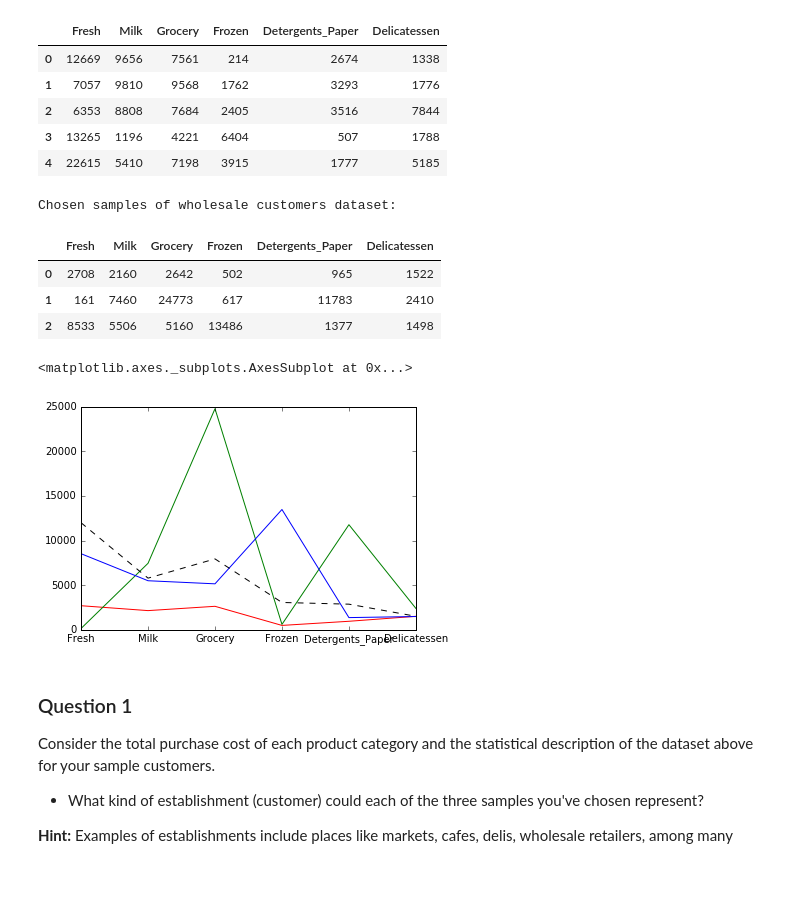
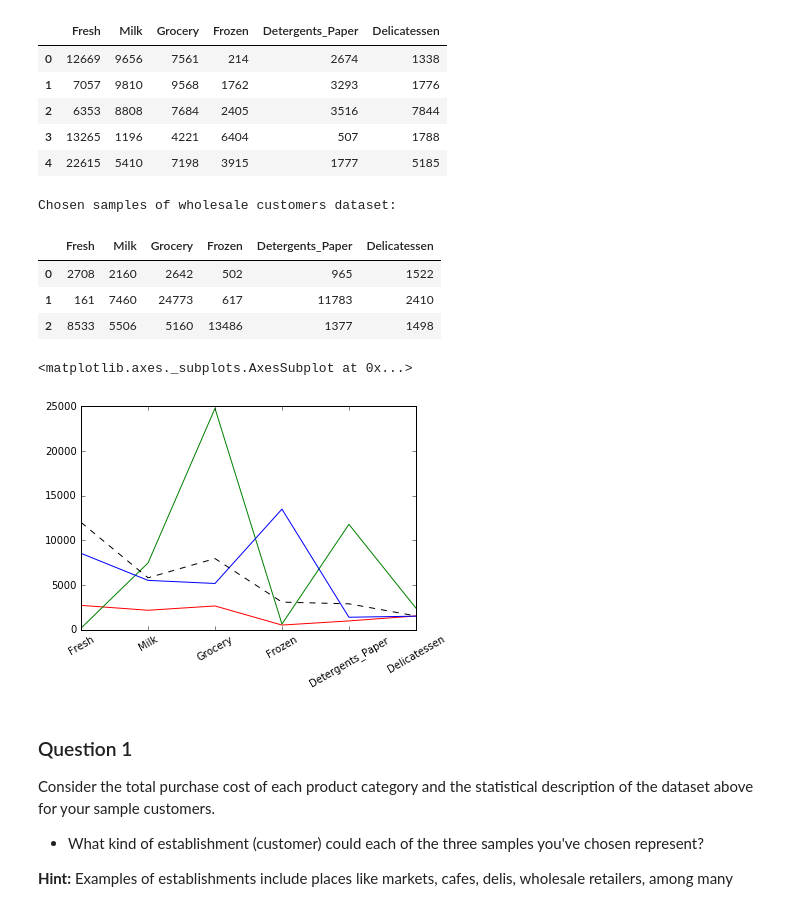
Before and after one commit to vhquang/machine-learning, a Jupyter notebook: projects/customer_segments/customer_segments.ipynb, the cells around one changed output. Drawn from its saved outputs; the diff is of its cells as text; code cells hidden in the pictures; blank space fills up the shorter version.

```diff
--- a/projects/customer_segments/customer_segments.ipynb
+++ b/projects/customer_segments/customer_segments.ipynb
@@ -70,24 +71,24 @@ data.head()
 # %%
 # TODO: Select three indices of your choice you wish to sample from the dataset
 # indices = np.random.choice(np.arange(len(data)), size=3)
 # print indices
 indices = [290, 304, 431]
 
 # Create a DataFrame of the chosen samples
 samples = pd.DataFrame(data.loc[indices], columns = data.keys()).reset_index(drop = True)
 print "Chosen samples of wholesale customers dataset:"
 display(samples)
 for i, color in zip(range(3), ['r', 'g', 'b']):
     samples.loc[i].plot(color=color)
-data.mean().plot(linestyle='--', color='black', label='mean')
+data.mean().plot(linestyle='--', color='black', label='mean', rot=30)
 # %% [output]
 Chosen samples of wholesale customers dataset:
 |  | Fresh | Milk | Grocery | Frozen | Detergents_Paper | Delicatessen |
 | 0 | 2708 | 2160 | 2642 | 502 | 965 | 1522 |
 | 1 | 161 | 7460 | 24773 | 617 | 11783 | 2410 |
 | 2 | 8533 | 5506 | 5160 | 13486 | 1377 | 1498 |
 <matplotlib.axes._subplots.AxesSubplot at 0x...>
-[figure, old version]
+[figure, new version]
 # %% [markdown]
 ### Question 1
 Consider the total purchase cost of each product category and the statistical description of the dataset above for your sample customers.
```
Also changed, not shown: parts of 14 cells of this notebook.
